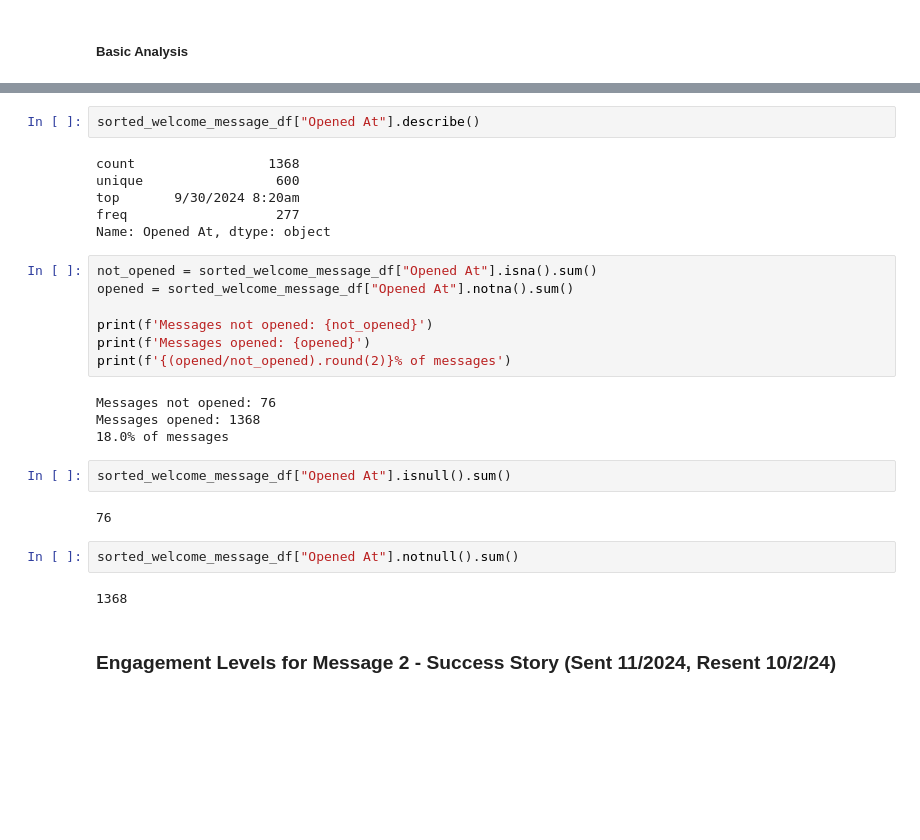
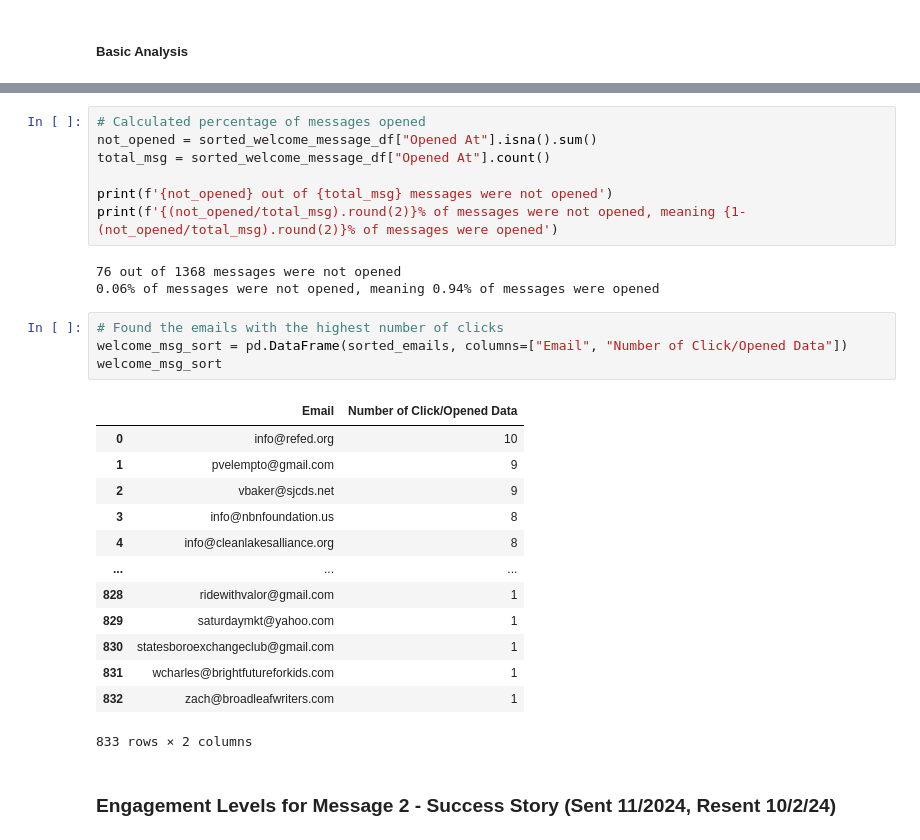
Before and after one commit to Willnguyen02/Recent-Marking-Campaign-Data-Analysis, a Jupyter notebook: main.ipynb, the cells around one changed output, grey strips where cells are left out. Drawn from its saved outputs; the diff is of its cells as text; blank space fills up the shorter version.

```diff
--- a/main.ipynb
+++ b/main.ipynb
@@ -167,30 +151,31 @@ sorted_welcome_message_df
-# %%
-sorted_welcome_message_df["Opened At"].describe()
-# %% [output]
-count                 1368
-unique                 600
-top       9/30/2024 8:20am
-freq                   277
-Name: Opened At, dtype: object
 # %%
+# Calculated percentage of messages opened
 not_opened = sorted_welcome_message_df["Opened At"].isna().sum()
-opened = sorted_welcome_message_df["Opened At"].notna().sum()
+total_msg = sorted_welcome_message_df["Opened At"].count()
 
-print(f'Messages not opened: {not_opened}')
-print(f'Messages opened: {opened}')
-print(f'{(opened/not_opened).round(2)}% of messages')
+print(f'{not_opened} out of {total_msg} messages were not opened')
+print(f'{(not_opened/total_msg).round(2)}% of messages were not opened, meaning {1-(not_opened/total_msg).round(2)}% of messages were opened')
 # %% [output]
-Messages not opened: 76
-Messages opened: 1368
-18.0% of messages
+76 out of 1368 messages were not opened
+0.06% of messages were not opened, meaning 0.94% of messages were opened
-# %%
-sorted_welcome_message_df["Opened At"].isnull().sum()
-# %% [output]
-76
-# %%
-sorted_welcome_message_df["Opened At"].notnull().sum()
-# %% [output]
-1368
+# %%
+# Found the emails with the highest number of clicks
+welcome_msg_sort = pd.DataFrame(sorted_emails, columns=["Email", "Number of Click/Opened Data"])
+welcome_msg_sort
+# %% [output]
+|  | Email | Number of Click/Opened Data |
+| 0 | info@refed.org | 10 |
+| 1 | pvelempto@gmail.com | 9 |
+| 2 | vbaker@sjcds.net | 9 |
+| 3 | info@nbnfoundation.us | 8 |
+| 4 | info@cleanlakesalliance.org | 8 |
+| ... | ... | ... |
+| 828 | ridewithvalor@gmail.com | 1 |
+| 829 | saturdaymkt@yahoo.com | 1 |
+| 830 | statesboroexchangeclub@gmail.com | 1 |
+| 831 | wcharles@brightfutureforkids.com | 1 |
+| 832 | zach@broadleafwriters.com | 1 |
+833 rows × 2 columns
 # %% [markdown]
 ### Engagement Levels for Message 2 - Success Story (Sent 11/2024, Resent 10/2/24)
 # %% [markdown]
```
Also changed, not shown: parts of 4 cells of this notebook, 2 other files.
